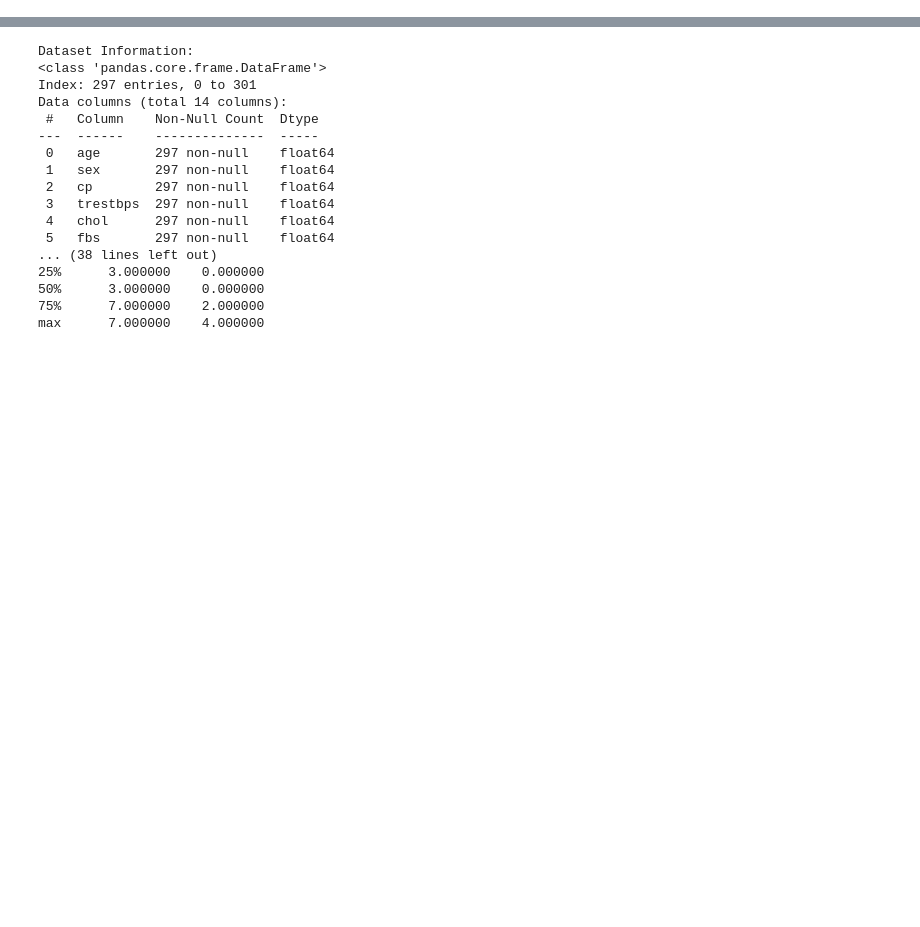
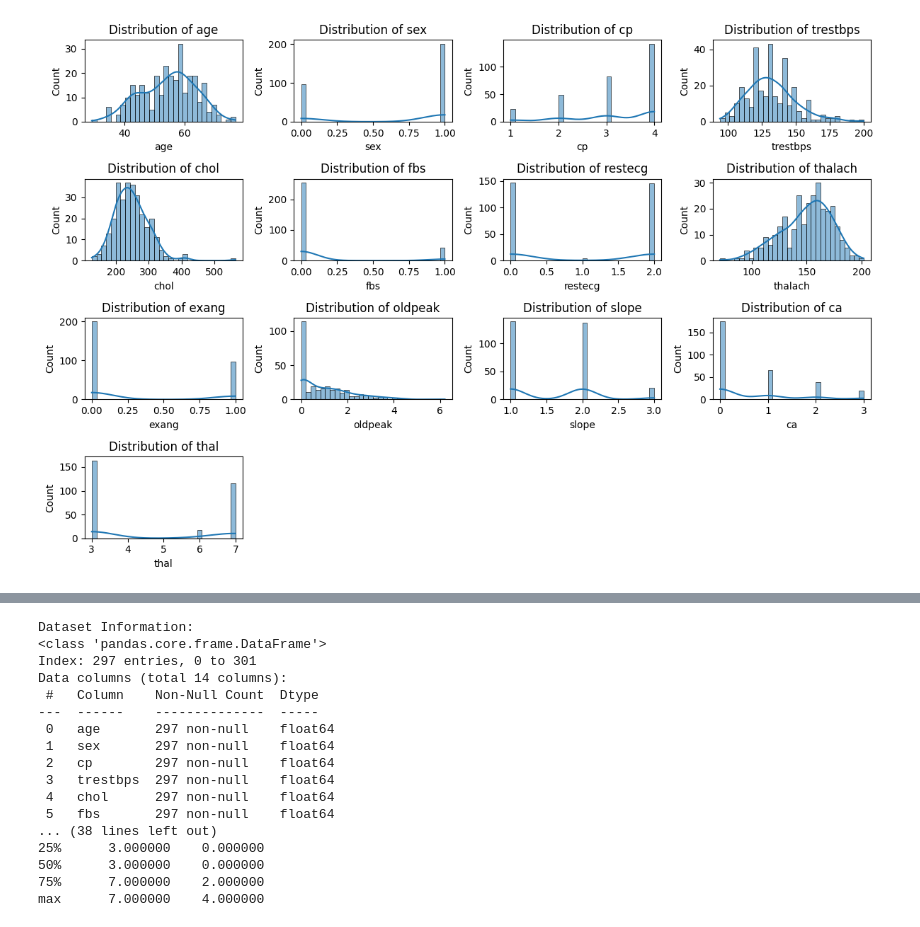
Before and after one commit to WardaAli-00/Programming-For-Ai-Assignment, a Jupyter notebook: Heart_Disease.ipynb, the cells around one changed output, grey strips where cells are left out. Cells and saved outputs as stored; diff of their text form; code cells hidden in the pictures; blank space fills up the shorter version.

```diff
--- a/Heart_Disease.ipynb
+++ b/Heart_Disease.ipynb
@@ -178,6 +184,10 @@ def create_univariate_plots(data):
         plt.title(f"Distribution of {col}")
     plt.tight_layout()
     plt.show()
+# %%
+create_univariate_plots(data)
+# %% [output]
+[figure, added]
 # %%
 # Correlation Heatmap
 def create_correlation_heatmap(data):
```
Also changed, not shown: parts of 11 cells of this notebook.
